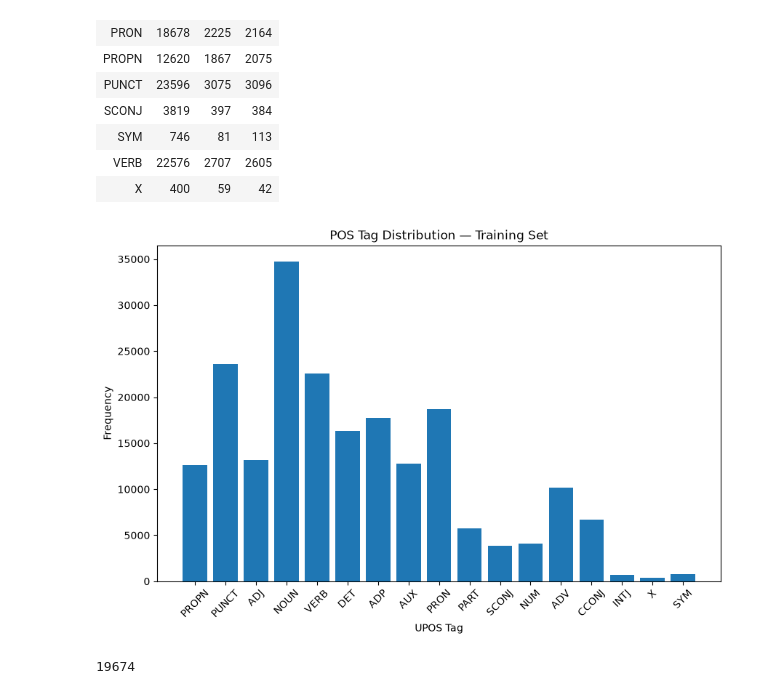
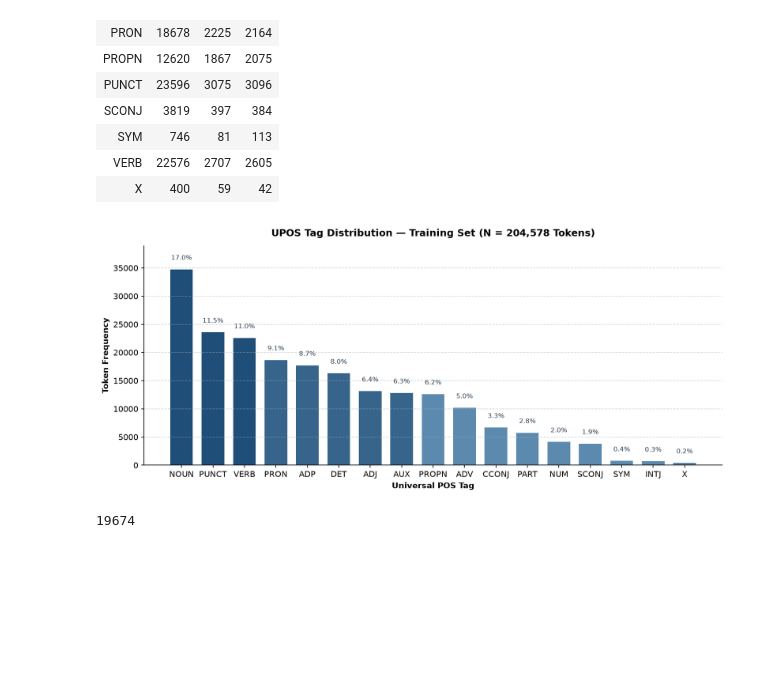
Before and after one commit to r0hansng/aml-project, a Jupyter notebook: notebooks/eda.ipynb, the cells around one changed output. Cells and saved outputs as stored; diff of their text form; code cells hidden in the pictures; blank space fills up the shorter version.

```diff
--- a/notebooks/eda.ipynb
+++ b/notebooks/eda.ipynb
@@ -11,7 +11,7 @@ import sys
 import matplotlib.pyplot as plt
 import pandas as pd
 # %%
-data_dir = Path("../data")
+data_dir = Path("data") if Path("data").exists() else Path("../data")
 train_path = data_dir / "train.conllu"
 dev_path = data_dir / "dev.conllu"
 test_path = data_dir / "test.conllu"
@@ -151,21 +183,38 @@ upos_counts_df.style.hide(axis="index")
 | VERB | 22576 | 2707 | 2605 |
 | X | 400 | 59 | 42 |
 # %%
-plt.figure(figsize=(10, 6))
+sorted_tags = sorted(train_pos_counts.items(), key=lambda x: x[1], reverse=True)
+tags, counts = zip(*sorted_tags)
+total_tokens = sum(counts)
 
-plt.bar(
-    list(train_pos_counts.keys()),
-    list(train_pos_counts.values()),
-)
+fig, ax = plt.subplots(figsize=(11, 4.8), dpi=150)
 
-plt.xlabel("UPOS Tag")
-plt.ylabel("Frequency")
-plt.title("POS Tag Distribution — Training Set")
-plt.xticks(rotation=45)
+colors = ["#1f4e79" if i < 3 else "#36648b" if i < 8 else "#5c8aae" for i in range(len(tags))]
+bars = ax.bar(tags, counts, color=colors, edgecolor="none", width=0.72)
 
+for bar, count in zip(bars, counts):
+    pct = (count / total_tokens) * 100
+    ax.text(
+        bar.get_x() + bar.get_width() / 2,
+        count + total_tokens * 0.007,
+        f"{pct:.1f}%",
+        ha="center",
+        va="bottom",
+        fontsize=8,
+        color="#2c3e50",
+    )
+
+ax.set_title("UPOS Tag Distribution — Training Set (N = 204,578 Tokens)", fontsize=12, fontweight="bold", pad=12)
+ax.set_xlabel("Universal POS Tag", fontsize=10, fontweight="bold")
+ax.set_ylabel("Token Frequency", fontsize=10, fontweight="bold")
+ax.set_ylim(0, max(counts) * 1.12)
+ax.grid(axis="y", linestyle="--", alpha=0.5)
+ax.spines[["top", "right"]].set_visible(False)
+
+plt.tight_layout()
 plt.show()
 # %% [output]
-[figure, old version]
+[figure, new version]
 # %%
 train_vocabulary = set(word for word, pos_tag in train_tokens)
 
```
Also changed, not shown: parts of 2 cells of this notebook, 10 other files.
